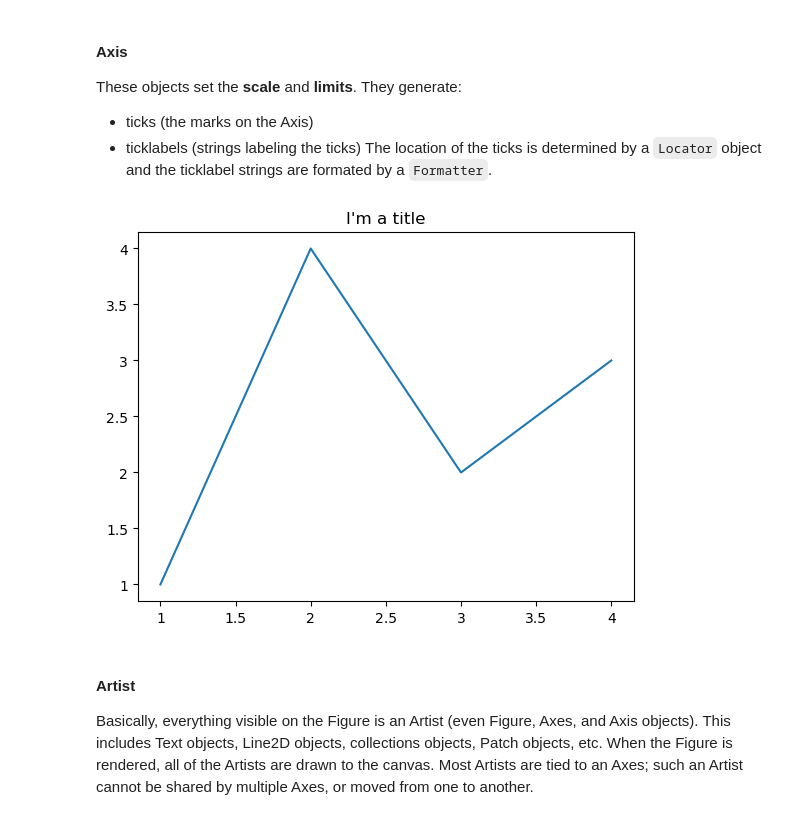
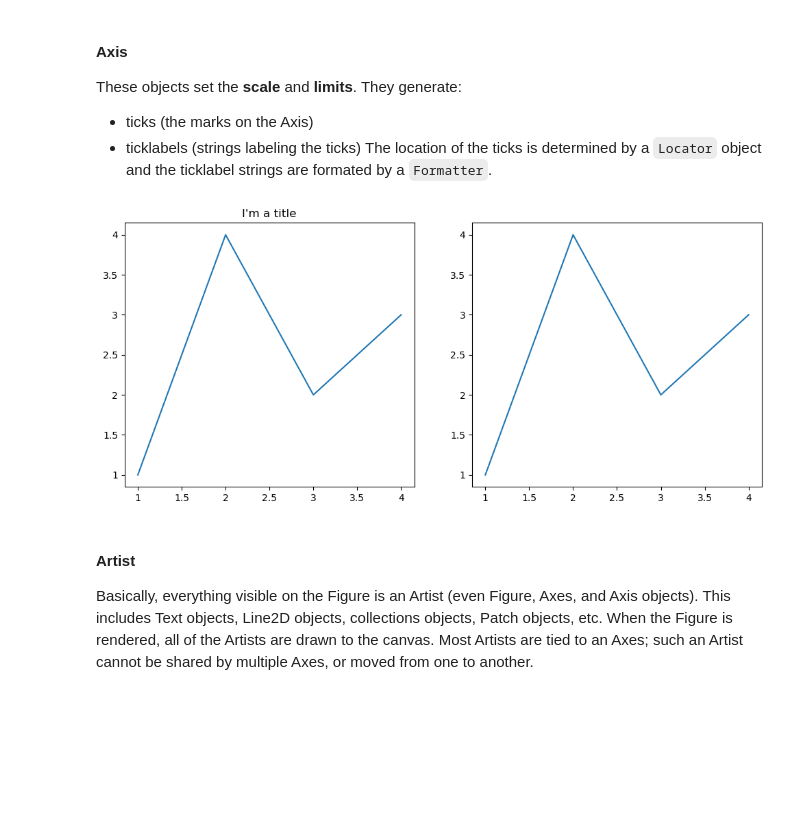
Before and after one commit to Elemonce/Python, a Jupyter notebook: redoing/P2-coursematerial-2425/05-data-processing/03-data_visualization/visualizations.ipynb, the cells around one changed output. Drawn from its saved outputs; the diff is of its cells as text; code cells hidden in the pictures; blank space fills up the shorter version.

```diff
--- a/redoing/P2-coursematerial-2425/05-data-processing/03-data_visualization/visualizations.ipynb
+++ b/redoing/P2-coursematerial-2425/05-data-processing/03-data_visualization/visualizations.ipynb
@@ -89,23 +89,37 @@ The location of the ticks is determined by a `Locator` object and the ticklabel
 # %%
 import matplotlib
 import matplotlib.ticker
-fig, ax = plt.subplots()
-ax.plot([1,2,3,4],[1,4,2,3])
-ax.set_title("I'm a title")
+fig, axes = plt.subplots(1, 2, figsize=(12, 5))
+axes[0].plot([1,2,3,4],[1,4,2,3])
+axes[0].set_title("I'm a title")
 
 al = matplotlib.ticker.AutoLocator()
-ax.xaxis.set_major_locator(al)
-ax.xaxis.set_minor_locator(al)
-ax.yaxis.set_major_locator(al)
-ax.yaxis.set_minor_locator(al)
+axes[0].xaxis.set_major_locator(al)
+axes[0].xaxis.set_minor_locator(al)
+axes[0].yaxis.set_major_locator(al)
+axes[0].yaxis.set_minor_locator(al)
 
 ef = matplotlib.ticker.EngFormatter() #format labels in engineering notation
-ax.xaxis.set_major_formatter(ef)
-ax.xaxis.set_minor_formatter(ef)
-ax.yaxis.set_major_formatter(ef)
-ax.yaxis.set_minor_formatter(ef)
+axes[0].xaxis.set_major_formatter(ef)
+axes[0].xaxis.set_minor_formatter(ef)
+axes[0].yaxis.set_major_formatter(ef)
+axes[0].yaxis.set_minor_formatter(ef)
+
+axes[1].plot([1,2,3,4], [1,4,2,3])
+
+al = matplotlib.ticker.AutoLocator()
+axes[1].xaxis.set_major_locator(al)
+axes[1].xaxis.set_minor_locator(al)
+axes[1].yaxis.set_major_locator(al)
+axes[1].yaxis.set_minor_locator(al)
+
+ef = matplotlib.ticker.EngFormatter() #format labels in engineering notation
+axes[1].xaxis.set_major_formatter(ef)
+axes[1].xaxis.set_minor_formatter(ef)
+axes[1].yaxis.set_major_formatter(ef)
+axes[1].yaxis.set_minor_formatter(ef)
 # %% [output]
-[figure, old version]
+[figure, new version]
 # %% [markdown]
 #### Artist
 Basically, everything visible on the Figure is an Artist (even Figure, Axes, and Axis objects). This includes Text objects, Line2D objects, collections objects, Patch objects, etc. When the Figure is rendered, all of the Artists are drawn to the canvas. Most Artists are tied to an Axes; such an Artist cannot be shared by multiple Axes, or moved from one to another.
```
Also changed, not shown: parts of 10 cells of this notebook, 8 other files.
